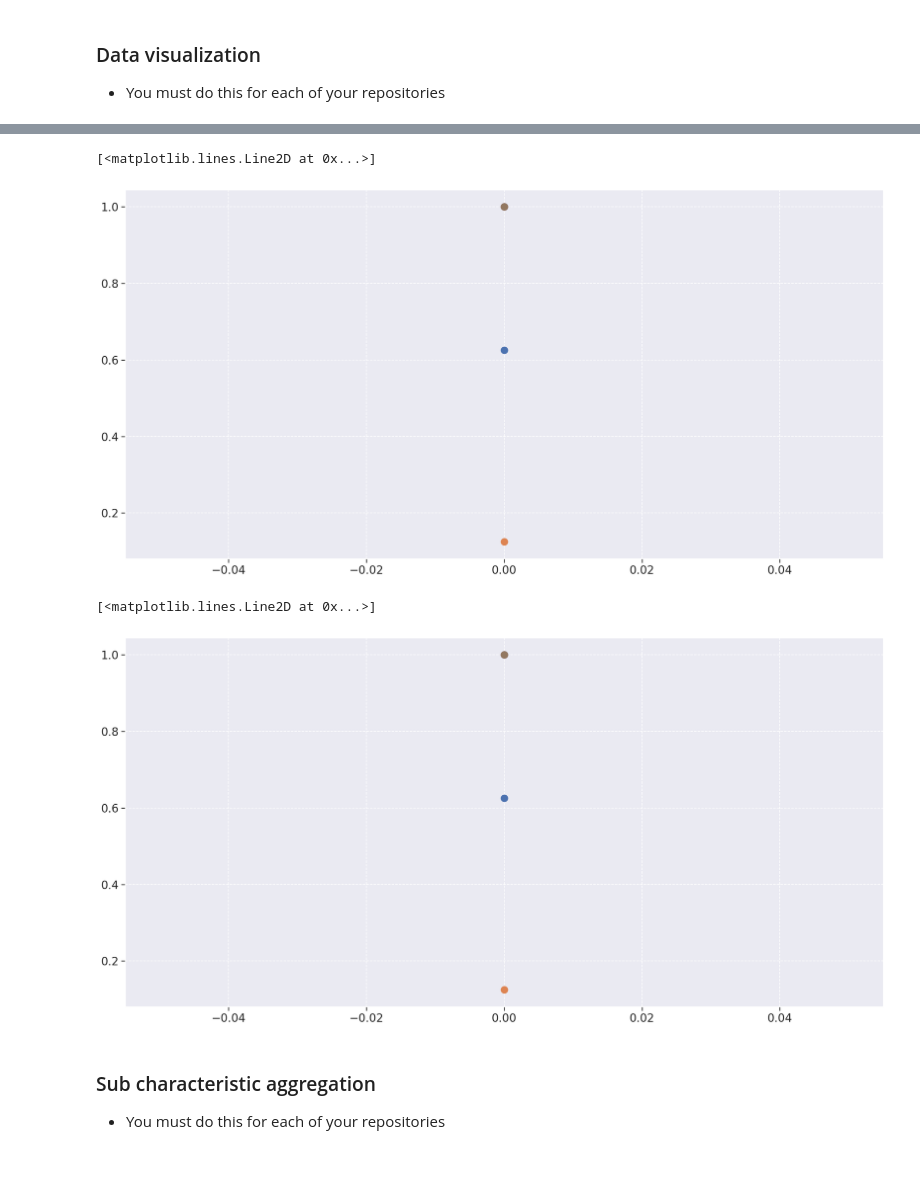
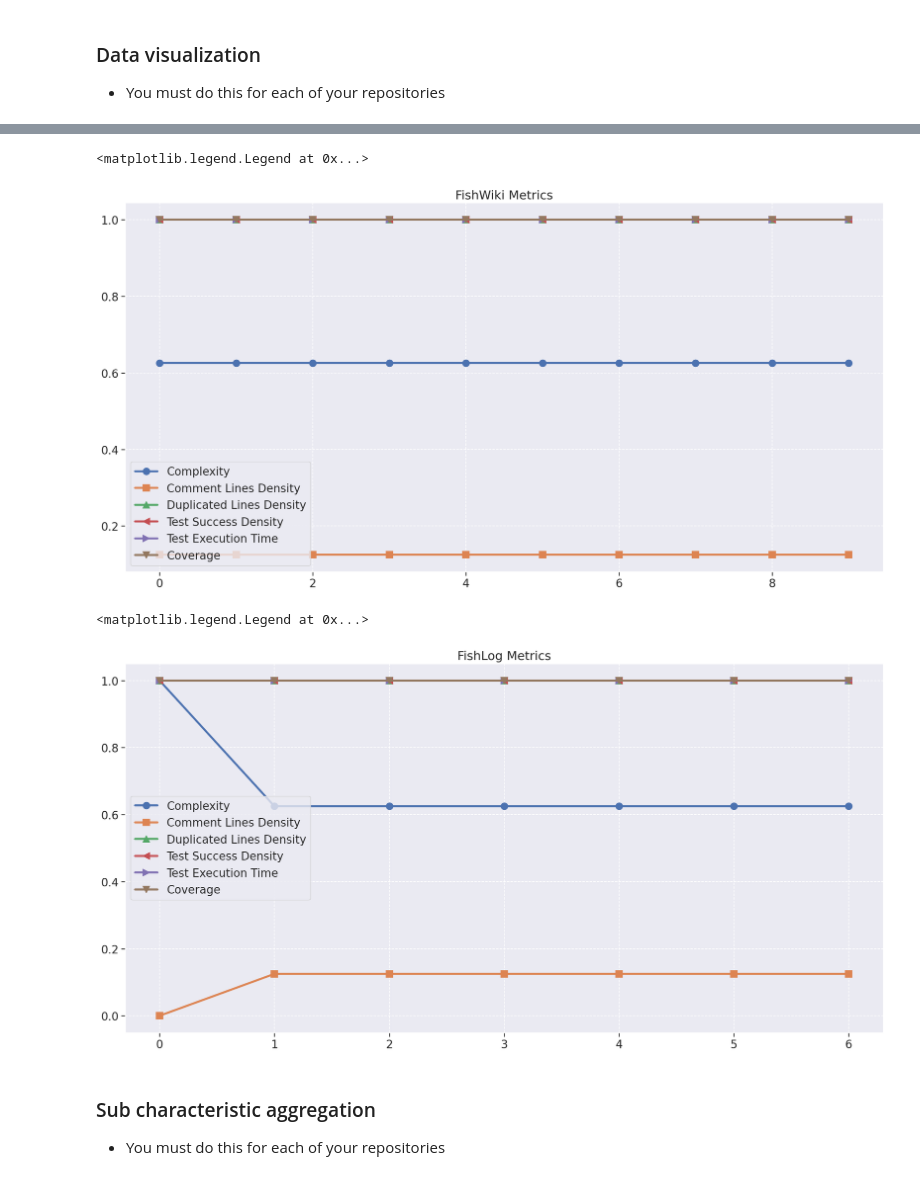
Before and after one commit to fga-eps-mds/2021.1-Pro-Especies-Docs, a Jupyter notebook: Analytics/analytics.ipynb, the cells around one changed output, grey strips where cells are left out. Cells and saved outputs as stored; diff of their text form; code cells hidden in the pictures.

Commit message:
Improve plots

```diff
--- a/Analytics/analytics.ipynb
+++ b/Analytics/analytics.ipynb
@@ -56,6 +63,6 @@ pd.set_option("display.max_rows", None, "display.max_columns", None)
 # %% [markdown]
 ##### Path to the folder with all your jsons
 # %%
-jsons = glob('analytics-raw-data/*.json') # add the path here
-print(jsons)
+jsons = glob('../analytics-raw-data/*.json') # add the path here
+print(jsons[0])
 # %% [output]
@@ -459,27 +366,31 @@ plt.plot(repo2_metrics['m6'], linewidth=3, marker='o', markersize=10)
 # %%
 fig = plt.figure(figsize=(20, 10))
 
-plt.plot(repo3_metrics['m1'], linewidth=3, marker='o', markersize=10)
-plt.plot(repo3_metrics['m2'], linewidth=3, marker='o', markersize=10)
-plt.plot(repo3_metrics['m3'], linewidth=3, marker='o', markersize=10)
-plt.plot(repo3_metrics['m4'], linewidth=3, marker='o', markersize=10)
-plt.plot(repo3_metrics['m5'], linewidth=3, marker='o', markersize=10)
-plt.plot(repo3_metrics['m6'], linewidth=3, marker='o', markersize=10)
+plt.title('FishWiki Metrics')
+plt.plot(repo3_metrics['m1'], linewidth=3, marker='o', label='Complexity', markersize=10)
+plt.plot(repo3_metrics['m2'], linewidth=3, marker='s', label='Comment Lines Density', markersize=10)
+plt.plot(repo3_metrics['m3'], linewidth=3, marker='^', label='Duplicated Lines Density', markersize=10)
+plt.plot(repo3_metrics['m4'], linewidth=3, marker='<', label='Test Success Density', markersize=10)
+plt.plot(repo3_metrics['m5'], linewidth=3, marker='>', label='Test Execution Time', markersize=10)
+plt.plot(repo3_metrics['m6'], linewidth=3, marker='v', label='Coverage', markersize=10)
+plt.legend()
 # %% [output]
-[<matplotlib.lines.Line2D at 0x...>]
+<matplotlib.legend.Legend at 0x...>
-[figure, old version]
+[figure, new version]
 # %%
 fig = plt.figure(figsize=(20, 10))
 
-plt.plot(repo4_metrics['m1'], linewidth=3, marker='o', markersize=10)
-plt.plot(repo4_metrics['m2'], linewidth=3, marker='o', markersize=10)
-plt.plot(repo4_metrics['m3'], linewidth=3, marker='o', markersize=10)
-plt.plot(repo4_metrics['m4'], linewidth=3, marker='o', markersize=10)
-plt.plot(repo4_metrics['m5'], linewidth=3, marker='o', markersize=10)
-plt.plot(repo4_metrics['m6'], linewidth=3, marker='o', markersize=10)
+plt.title('FishLog Metrics')
+plt.plot(repo4_metrics['m1'], linewidth=3, marker='o', label='Complexity', markersize=10)
+plt.plot(repo4_metrics['m2'], linewidth=3, marker='s', label='Comment Lines Density', markersize=10)
+plt.plot(repo4_metrics['m3'], linewidth=3, marker='^', label='Duplicated Lines Density', markersize=10)
+plt.plot(repo4_metrics['m4'], linewidth=3, marker='<', label='Test Success Density', markersize=10)
+plt.plot(repo4_metrics['m5'], linewidth=3, marker='>', label='Test Execution Time', markersize=10)
+plt.plot(repo4_metrics['m6'], linewidth=3, marker='v', label='Coverage', markersize=10)
+plt.legend()
 # %% [output]
-[<matplotlib.lines.Line2D at 0x...>]
+<matplotlib.legend.Legend at 0x...>
-[figure, old version]
+[figure, new version]
 # %% [markdown]
 ### Sub characteristic aggregation
 
```
Also changed, not shown: parts of 19 cells of this notebook, 2 other files.
